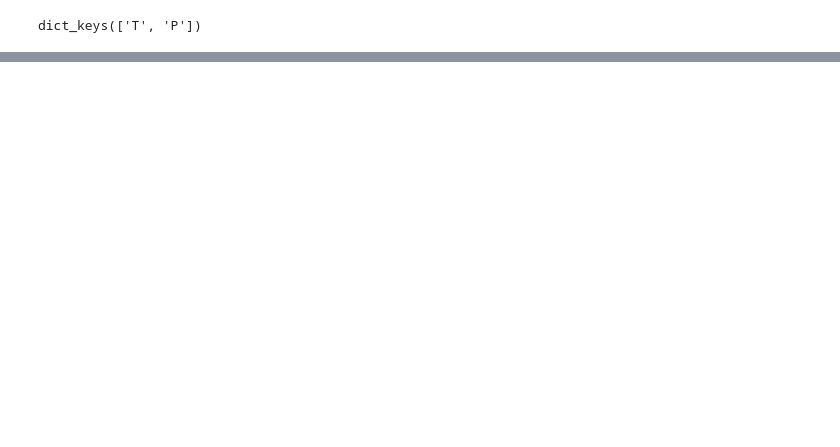
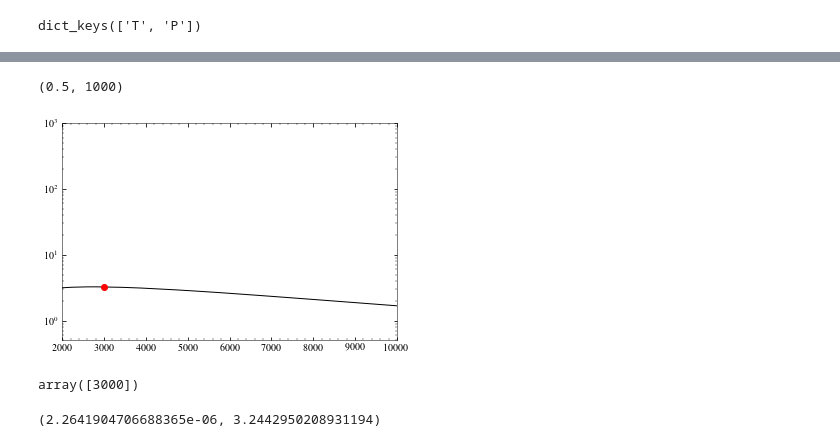
Before and after one commit to sriniraghunathan/ilc, a Jupyter notebook: get_ilc_residuals.ipynb, the cells around one changed output, grey strips where cells are left out. Cells and saved outputs as stored; diff of their text form; code cells hidden in the pictures; blank space fills up the shorter version.

```diff
--- a/get_ilc_residuals.ipynb
+++ b/get_ilc_residuals.ipynb
@@ -162,0 +160,23 @@ show()
+# %%
+el, cl_tsz = fg.get_foreground_power_george_2015('tSZ', freq1 = freq0, lmax = lmax)
+# %%
+ind = np.where(el == 3000)[0]
+Dls_fac = el * (el + 1)/2/np.pi
+dl_tsz = cl_tsz * Dls_fac
+# %%
+ax  =subplot(111, yscale = 'log')
+plot(el, dl_tsz, 'k')
+plot(el[ind], dl_tsz[ind], 'ro')
+xlim(2000, 1e4)
+ylim(0.5, 1000)
+# %% [output]
+(0.5, 1000)
+[figure, added]
+# %%
+ind
+# %% [output]
+array([3000])
+# %%
+cl_tsz[3000], dl_tsz[3000]
+# %% [output]
+(2.2641904706688365e-06, 3.2442950208931194)
```
Also changed, not shown: parts of 2 cells of this notebook, 1 other file.
